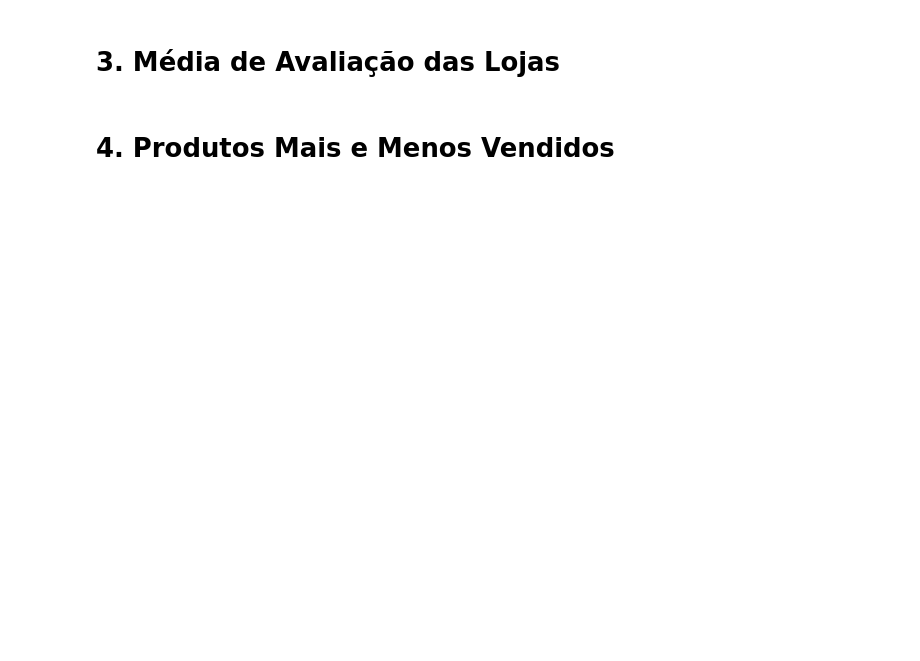
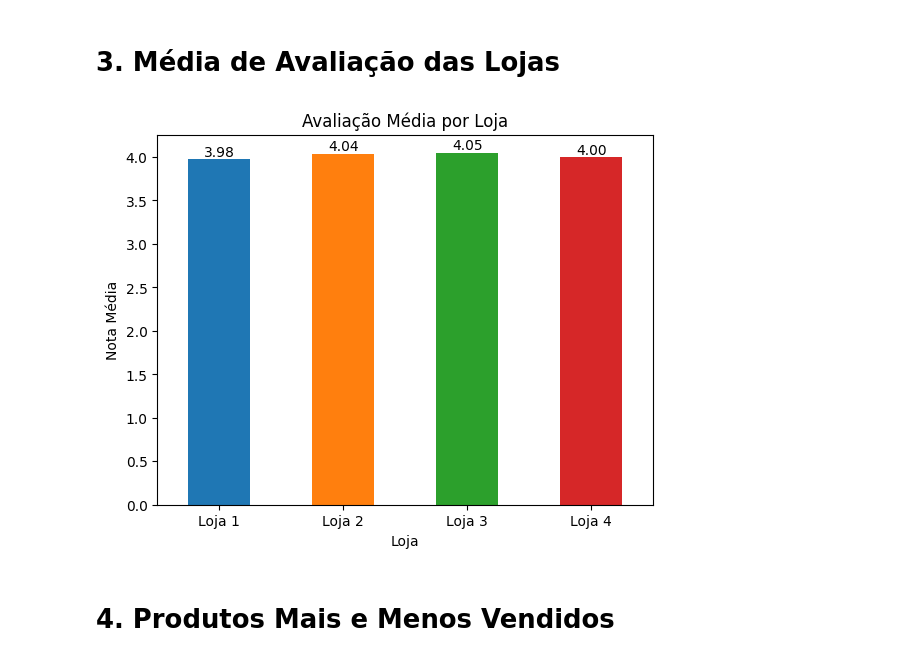
Before and after one commit to mateunix/Challenge_Alura_Store, a Jupyter notebook: AluraStoreBrasil.ipynb, the cells around one changed output. Saved outputs shown, nothing was run; the diff lists cells and outputs as text; code cells hidden in the pictures; blank space fills up the shorter version.

```diff
--- a/AluraStoreBrasil.ipynb
+++ b/AluraStoreBrasil.ipynb
@@ -45,4 +90,24 @@ NameError: name 'faturamento' is not defined
 # %% [markdown]
 # 3. Média de Avaliação das Lojas
+# %%
+avaliacao_media = dados.groupby('Loja')['Avaliação da compra'].mean()
+# %%
+plt.figure()
+ax = avaliacao_media.plot(
+    kind='bar',
+    color=cores
+)
+
+plt.title('Avaliação Média por Loja')
+plt.ylabel('Nota Média')
+plt.xlabel('Loja')
+plt.xticks(rotation=0)
+
+for i, valor in enumerate(avaliacao_media):
+    ax.text(i, valor, f'{valor:.2f}', ha='center', va='bottom')
+
+plt.show()
+# %% [output]
+[figure, added]
 # %% [markdown]
 # 4. Produtos Mais e Menos Vendidos
```
Also changed, not shown: parts of 11 cells of this notebook.
